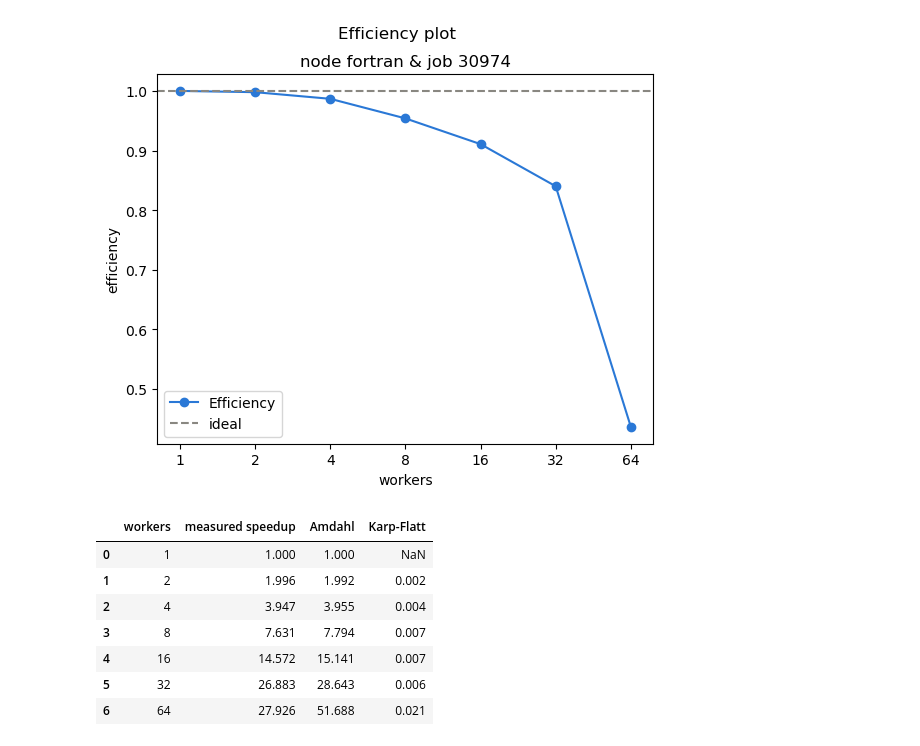
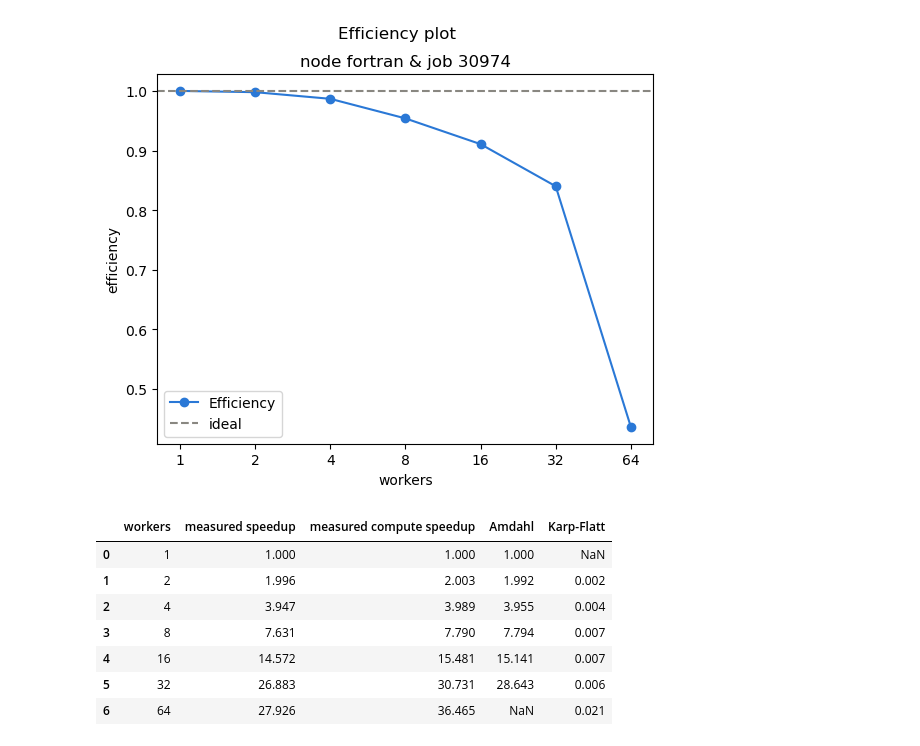
Before and after one commit to MaxTB9/ospc-lab1-a8, a Jupyter notebook: project/analysis/scaling.ipynb, the cells around one changed output. Cells and saved outputs as stored; diff of their text form; code cells hidden in the pictures.

```diff
--- a/project/analysis/scaling.ipynb
+++ b/project/analysis/scaling.ipynb
@@ -15,15 +16,23 @@ def results(path):
     runs["serial"] = runs["pool_start_s"] + runs["load_s"] + runs["prepare_s"] + runs["write_s"]
     table = runs.groupby("workers")[["serial", "compute_wall_s", "total_s"]].median()
     table["speedup"] = table["total_s"].iloc[0] / table["total_s"]
+    table["compute_speedup"] = table["compute_wall_s"].iloc[0] / table["compute_wall_s"]
     table["efficiency"] = table["speedup"] / table.index
     groups = runs.groupby("workers")["total_s"]
     table["total_min"] = groups.min()
     table["total_max"] = groups.max()
     table["speedup_min"] = table["total_s"].iloc[0] / table["total_max"]
     table["speedup_max"] = table["total_s"].iloc[0] / table["total_min"]
+    groups2 = runs.groupby("workers")["compute_wall_s"]
+    table["total_min_compute"] = groups2.min()
+    table["total_max_compute"] = groups2.max()
+    table["speedup_min_compute"] = table["compute_wall_s"].iloc[0] / table["total_max_compute"]
+    table["speedup_max_compute"] = table["compute_wall_s"].iloc[0] / table["total_min_compute"]
     return table
 
 def amdahl(s, n):
+    if n > 32:
+        return float("nan")
     return 1 / (s + (1 - s) / n)
 
 def chart(table, color, plot):
@@ -31,16 +40,27 @@ def chart(table, color, plot):
     n = table.index
     if plot == 0:
         plt.plot(n, table["total_s"].iloc[0] / n, "--", color="#898781", label="ideal")
+
         errorbar = [table["total_s"] - table["total_min"], table["total_max"] - table["total_s"]]
+        plt.errorbar(n, table["total_s"], yerr=errorbar, capsize=3, fmt="o-", color=color, label=f"total incl. pool start")
+
+        errorbar1 = [table["compute_wall_s"] - table["total_min_compute"], table["total_max_compute"] - table["compute_wall_s"]]
+        plt.errorbar(n, table["compute_wall_s"], yerr=errorbar1, capsize=3, fmt="o-", color="orange", label=f"compute only")
+
+        plt.annotate("64 workers = 32 cores x 2 threads", xy=(64,2), xytext=(8, 10), arrowprops=dict(arrowstyle="->", color = "black"))
         plt.ylabel("total time")
-        plt.errorbar(n, table["total_s"], yerr=errorbar, capsize=3, fmt="o-", color=color, label=f"measured")
         plt.suptitle("Time plot")
     elif plot == 1:
         plt.plot(n, n, "--", color="#898781", label="ideal")
-        plt.plot(n, amdahl(s, n), color="#c3c2b7", linewidth=3, label=f"Amdahl, s = {s:.1%}")
+        plt.plot(n, [amdahl(s, k) for k in n], color="#c3c2b7", linewidth=3, label=f"Amdahl, s = {s:.1%}")
         errorbar = [table["speedup"] - table["speedup_min"], table["speedup_max"] - table["speedup"]]
+        plt.errorbar(n, table["speedup"], yerr=errorbar, capsize=3, fmt="o-", color=color, label=f"total incl. pool start")
+
+        errorbar1 = [table["compute_speedup"] - table["speedup_min_compute"], table["speedup_max_compute"] - table["compute_speedup"]]
+        plt.errorbar(n, table["compute_speedup"], yerr=errorbar1, capsize=3, fmt="o-", color="orange", label=f"compute only")
+
+        plt.annotate("64 workers = 32 cores x 2 threads", xy=(64,36.5), xytext=(4, 40), arrowprops=dict(arrowstyle="->", color = "black"))
         plt.ylabel("speedup")
-        plt.errorbar(n, table["speedup"], yerr=errorbar, capsize=3, fmt="o-", color=color, label=f"measured")
         plt.suptitle("Speedup plot")
     else:
         plt.plot(n, table["efficiency"], "o-", color= color, label = "Efficiency")
@@ -50,6 +70,7 @@ def chart(table, color, plot):
     plt.xscale("log", base=2)
     plt.xticks(n, n)
     plt.xlabel("workers")
+
     plt.title(f"node {runs['node'].iloc[0]} & job {runs['job_id'].iloc[0]}")
     plt.legend()
 
@@ -76,27 +98,28 @@ chart(compute, "#2a78d6", 2)
 # %%
 s = compute["serial"].iloc[0] / compute["total_s"].iloc[0]
 n = compute.index
 
 # Serial fraction Amdahl
-am = amdahl(s, n)
+am = [amdahl(s, k) for k in n]
 
 # Serial fraction Karp-Flatt
 sf = serial_fraction(compute)
 
 comparison = pd.DataFrame({
     "measured speedup" : compute["speedup"],
+    "measured compute speedup" : compute["compute_speedup"],
     "Amdahl" : am,
     "Karp-Flatt" : sf
 })
 
 comparison.reset_index(inplace=True)
 comparison.round(3)
 # %% [output]
-|  | workers | measured speedup | Amdahl | Karp-Flatt |
-| 0 | 1 | 1.000 | 1.000 | NaN |
-| 1 | 2 | 1.996 | 1.992 | 0.002 |
-| 2 | 4 | 3.947 | 3.955 | 0.004 |
-| 3 | 8 | 7.631 | 7.794 | 0.007 |
-| 4 | 16 | 14.572 | 15.141 | 0.007 |
-| 5 | 32 | 26.883 | 28.643 | 0.006 |
-| 6 | 64 | 27.926 | 51.688 | 0.021 |
+|  | workers | measured speedup | measured compute speedup | Amdahl | Karp-Flatt |
+| 0 | 1 | 1.000 | 1.000 | 1.000 | NaN |
+| 1 | 2 | 1.996 | 2.003 | 1.992 | 0.002 |
+| 2 | 4 | 3.947 | 3.989 | 3.955 | 0.004 |
+| 3 | 8 | 7.631 | 7.790 | 7.794 | 0.007 |
+| 4 | 16 | 14.572 | 15.481 | 15.141 | 0.007 |
+| 5 | 32 | 26.883 | 30.731 | 28.643 | 0.006 |
+| 6 | 64 | 27.926 | 36.465 | NaN | 0.021 |
```
Also changed, not shown: parts of 3 cells of this notebook, 2 other files.
